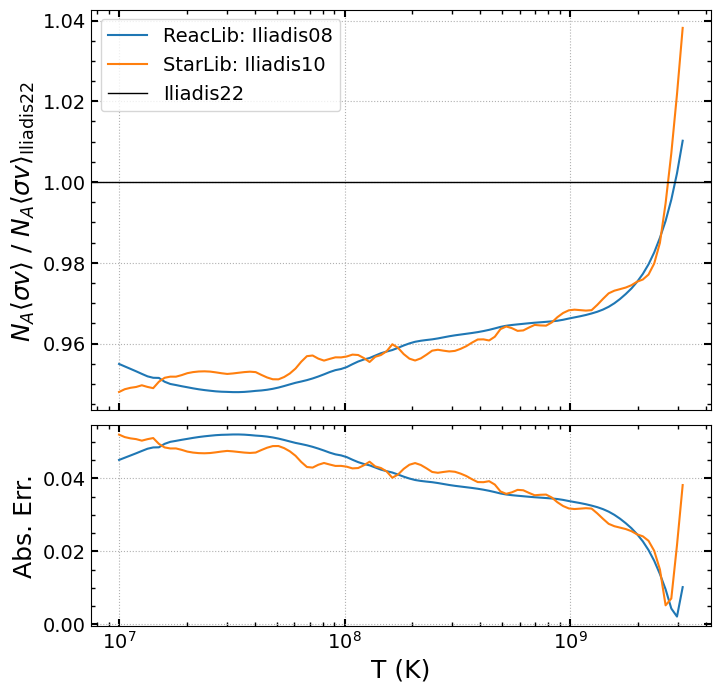
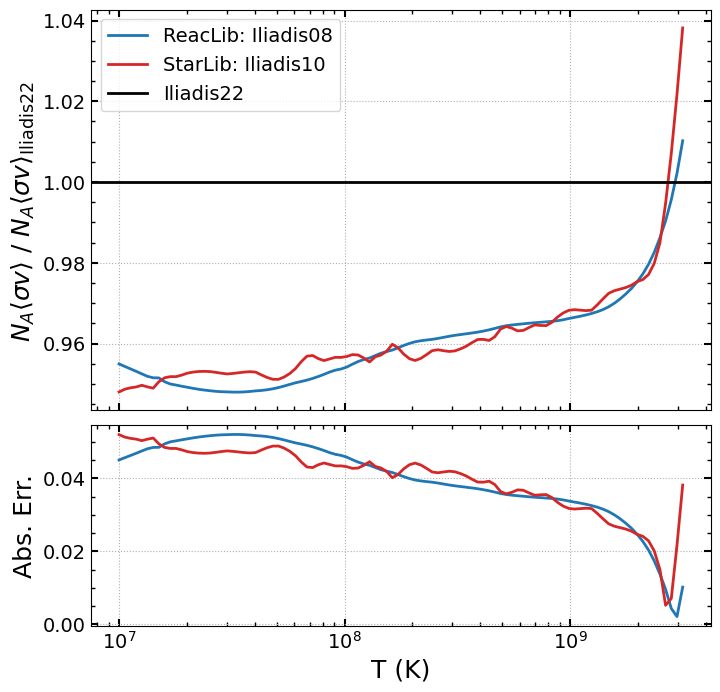
The change to this notebook cell's code, shown as a diff; its figure went from the first image to the second:
--- before
+++ after
@@ -3,7 +3,7 @@
 
 # Top panel
-ax.semilogx(Ts, r2_reaclib / r_iliadis, label="ReacLib: Iliadis08")
-ax.semilogx(Ts, r2_starlib / r_iliadis, label="StarLib: Iliadis10")
-ax.axhline(1.0, color="k", lw=1, label="Iliadis22")
+ax.semilogx(Ts, r2_reaclib / r_iliadis, label="ReacLib: Iliadis08", color="tab:blue")
+ax.semilogx(Ts, r2_starlib / r_iliadis, label="StarLib: Iliadis10", color="tab:red")
+ax.axhline(1.0, color="k", label="Iliadis22")
 
 ax.set_ylabel(r"$N_A\langle \sigma v\rangle$ / $N_A\langle \sigma v\rangle_{\mathrm{Iliadis22}}$ ")
@@ -15,6 +15,6 @@
 rel_starlib = np.abs(r2_starlib - r_iliadis) / r_iliadis
 
-ax_err.semilogx(Ts, rel_reaclib, label="ReacLib")
-ax_err.semilogx(Ts, rel_starlib, label="StarLib")
+ax_err.semilogx(Ts, rel_reaclib, label="ReacLib", color="tab:blue")
+ax_err.semilogx(Ts, rel_starlib, label="StarLib", color="tab:red")
 
 ax_err.set_xlabel("T (K)")

Commit: update with better formatting